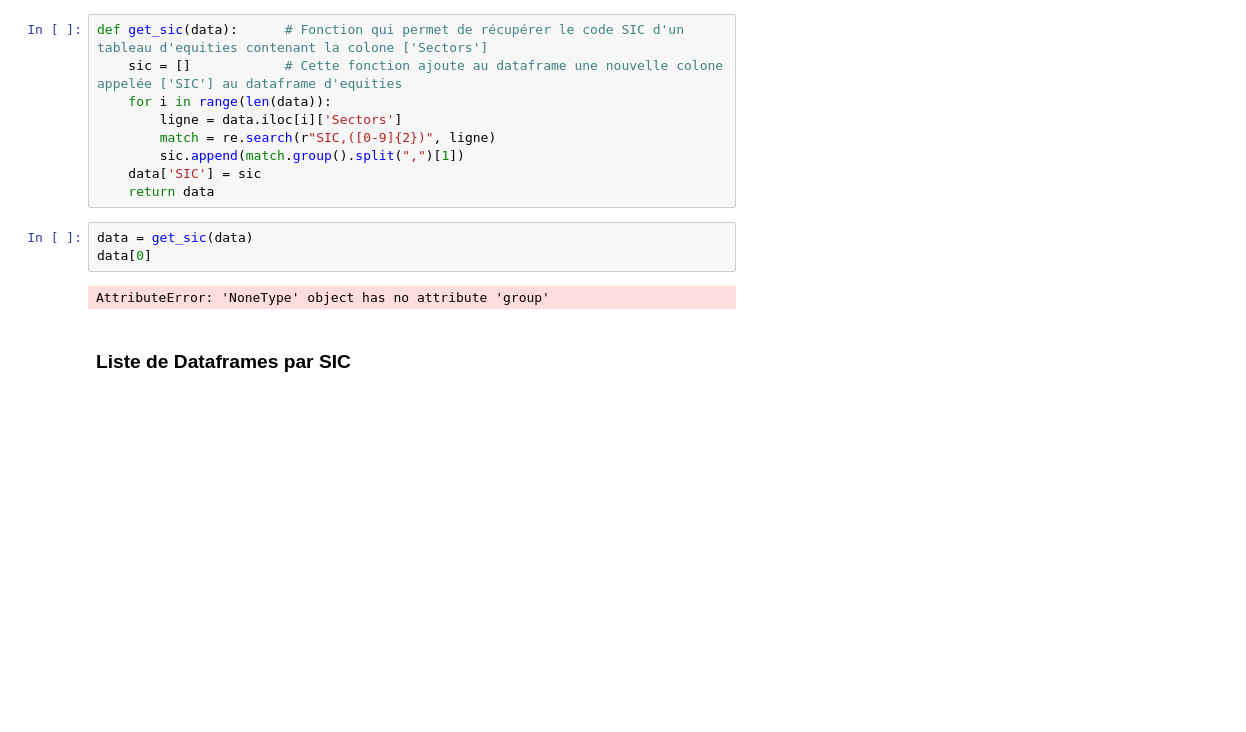
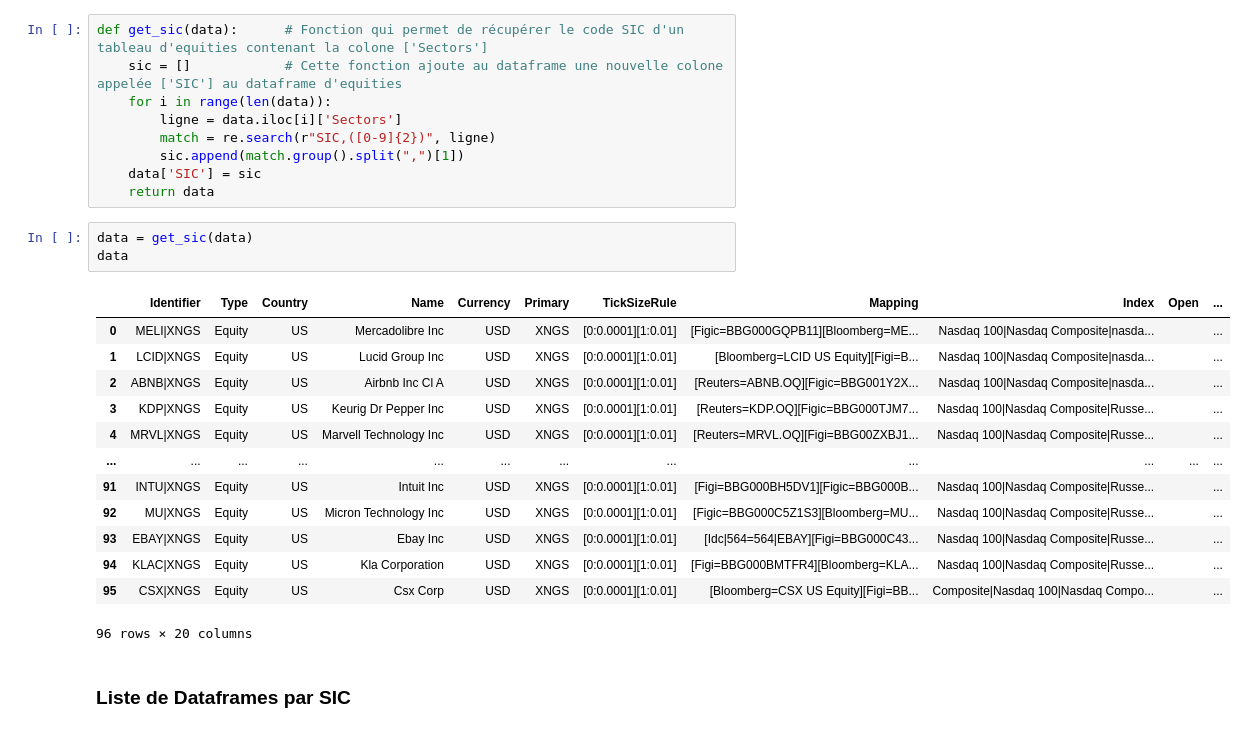
Before and after one commit to ArthurVinot/PI2, a Jupyter notebook: Code_Presentation.ipynb, the cells around one changed output. Saved outputs shown, nothing was run; the diff lists cells and outputs as text; blank space fills up the shorter version.

```diff
--- a/Code_Presentation.ipynb
+++ b/Code_Presentation.ipynb
@@ -178,9 +190,21 @@ def get_sic(data):      # Fonction qui permet de récupérer le code SIC d'un ta
     return data
 # %%
 data = get_sic(data)
-data[0]
+data
 # %% [output]
+|  | Identifier | Type | Country | Name | Currency | Primary | TickSizeRule | Mapping | Index | Open | ... |
+| 0 | MELI|XNGS | Equity | US | Mercadolibre Inc | USD | XNGS | [0:0.0001][1:0.01] | [Figic=BBG000GQPB11][Bloomberg=ME... | Nasdaq 100|Nasdaq Composite|nasda... |  | ... |
+| 1 | LCID|XNGS | Equity | US | Lucid Group Inc | USD | XNGS | [0:0.0001][1:0.01] | [Bloomberg=LCID US Equity][Figi=B... | Nasdaq 100|Nasdaq Composite|nasda... |  | ... |
+| 2 | ABNB|XNGS | Equity | US | Airbnb Inc Cl A | USD | XNGS | [0:0.0001][1:0.01] | [Reuters=ABNB.OQ][Figic=BBG001Y2X... | Nasdaq 100|Nasdaq Composite|nasda... |  | ... |
+| 3 | KDP|XNGS | Equity | US | Keurig Dr Pepper Inc | USD | XNGS | [0:0.0001][1:0.01] | [Reuters=KDP.OQ][Figic=BBG000TJM7... | Nasdaq 100|Nasdaq Composite|Russe... |  | ... |
+| 4 | MRVL|XNGS | Equity | US | Marvell Technology Inc | USD | XNGS | [0:0.0001][1:0.01] | [Reuters=MRVL.OQ][Figi=BBG00ZXBJ1... | Nasdaq 100|Nasdaq Composite|Russe... |  | ... |
+| ... | ... | ... | ... | ... | ... | ... | ... | ... | ... | ... | ... |
+| 91 | INTU|XNGS | Equity | US | Intuit Inc | USD | XNGS | [0:0.0001][1:0.01] | [Figi=BBG000BH5DV1][Figic=BBG000B... | Nasdaq 100|Nasdaq Composite|Russe... |  | ... |
+| 92 | MU|XNGS | Equity | US | Micron Technology Inc | USD | XNGS | [0:0.0001][1:0.01] | [Figic=BBG000C5Z1S3][Bloomberg=MU... | Nasdaq 100|Nasdaq Composite|Russe... |  | ... |
+| 93 | EBAY|XNGS | Equity | US | Ebay Inc | USD | XNGS | [0:0.0001][1:0.01] | [Idc|564=564|EBAY][Figi=BBG000C43... | Nasdaq 100|Nasdaq Composite|Russe... |  | ... |
+| 94 | KLAC|XNGS | Equity | US | Kla Corporation | USD | XNGS | [0:0.0001][1:0.01] | [Figi=BBG000BMTFR4][Bloomberg=KLA... | Nasdaq 100|Nasdaq Composite|Russe... |  | ... |
+| 95 | CSX|XNGS | Equity | US | Csx Corp | USD | XNGS | [0:0.0001][1:0.01] | [Bloomberg=CSX US Equity][Figi=BB... | Composite|Nasdaq 100|Nasdaq Compo... |  | ... |
-AttributeError: 'NoneType' object has no attribute 'group'
+96 rows × 20 columns
 # %% [markdown]
 ### Liste de Dataframes par SIC
 # %%
```
Also changed, not shown: parts of 18 cells of this notebook.
